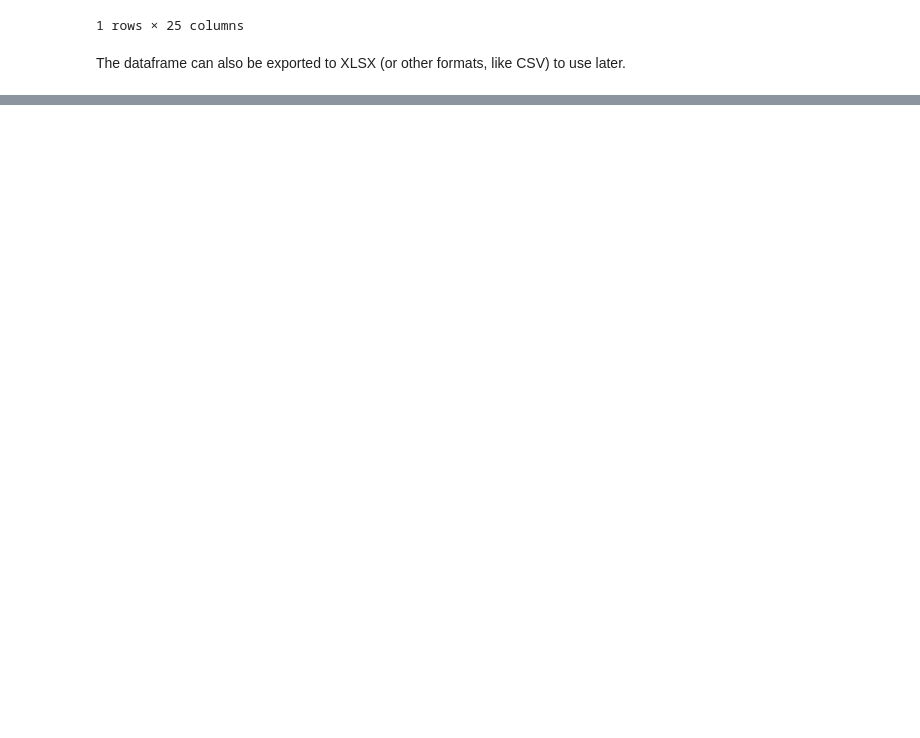
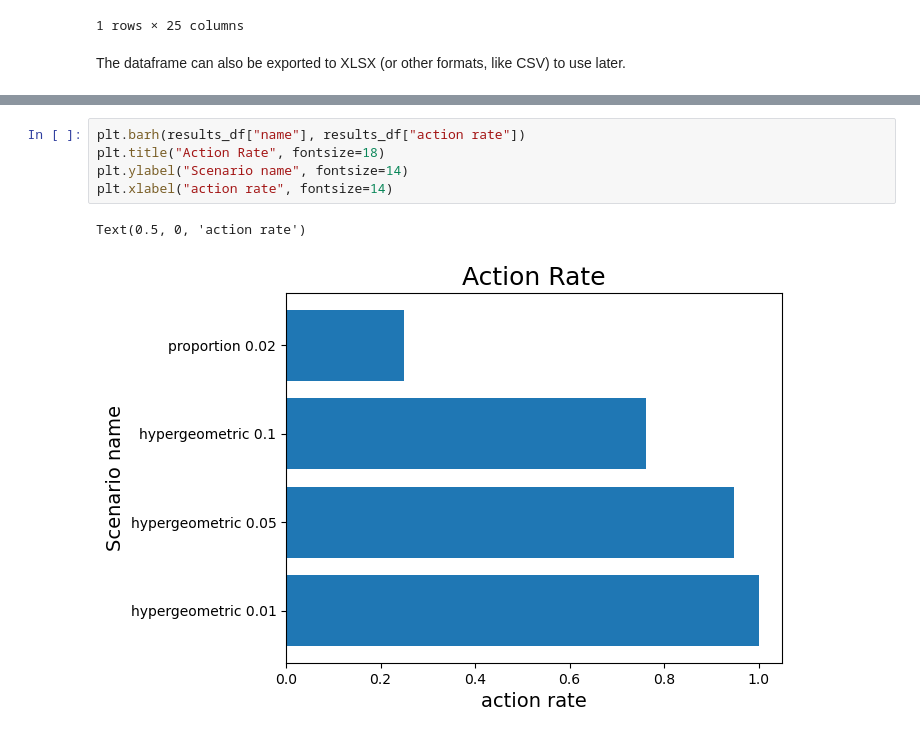
Before and after one commit to ncsu-landscape-dynamics/popsborder, a Jupyter notebook: examples/notebooks/run_from_xlsx.ipynb, the cells around one changed output, grey strips where cells are left out. Drawn from its saved outputs; the diff is of its cells as text; blank space fills up the shorter version.

```diff
--- a/examples/notebooks/run_from_xlsx.ipynb
+++ b/examples/notebooks/run_from_xlsx.ipynb
@@ -84,0 +195,8 @@ results_pd.to_excel('data/small_config_results.xlsx')
+# %%
+plt.barh(results_df["name"], results_df["action rate"])
+plt.title("Action Rate", fontsize=18)
+plt.ylabel("Scenario name", fontsize=14)
+plt.xlabel("action rate", fontsize=14)
+# %% [output]
+Text(0.5, 0, 'action rate')
+[figure, added]
```
Also changed, not shown: parts of 24 cells of this notebook, 9 other files.
